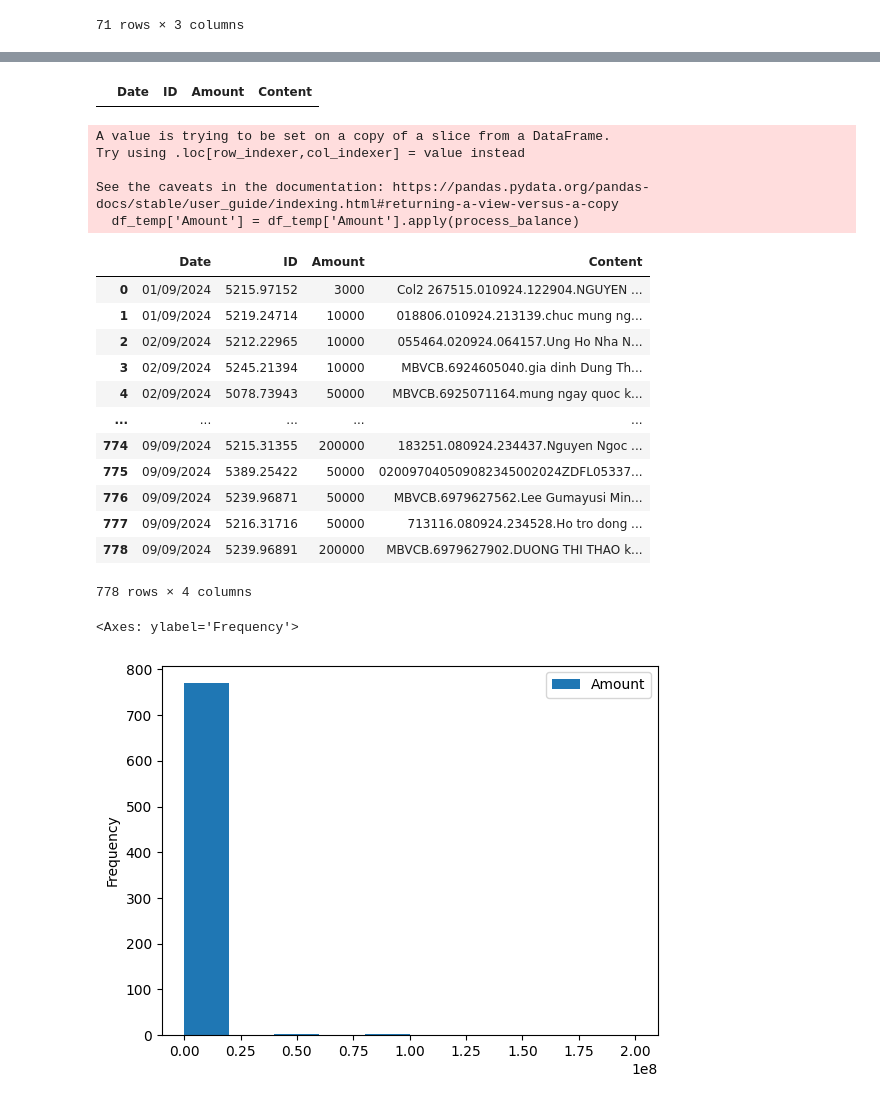
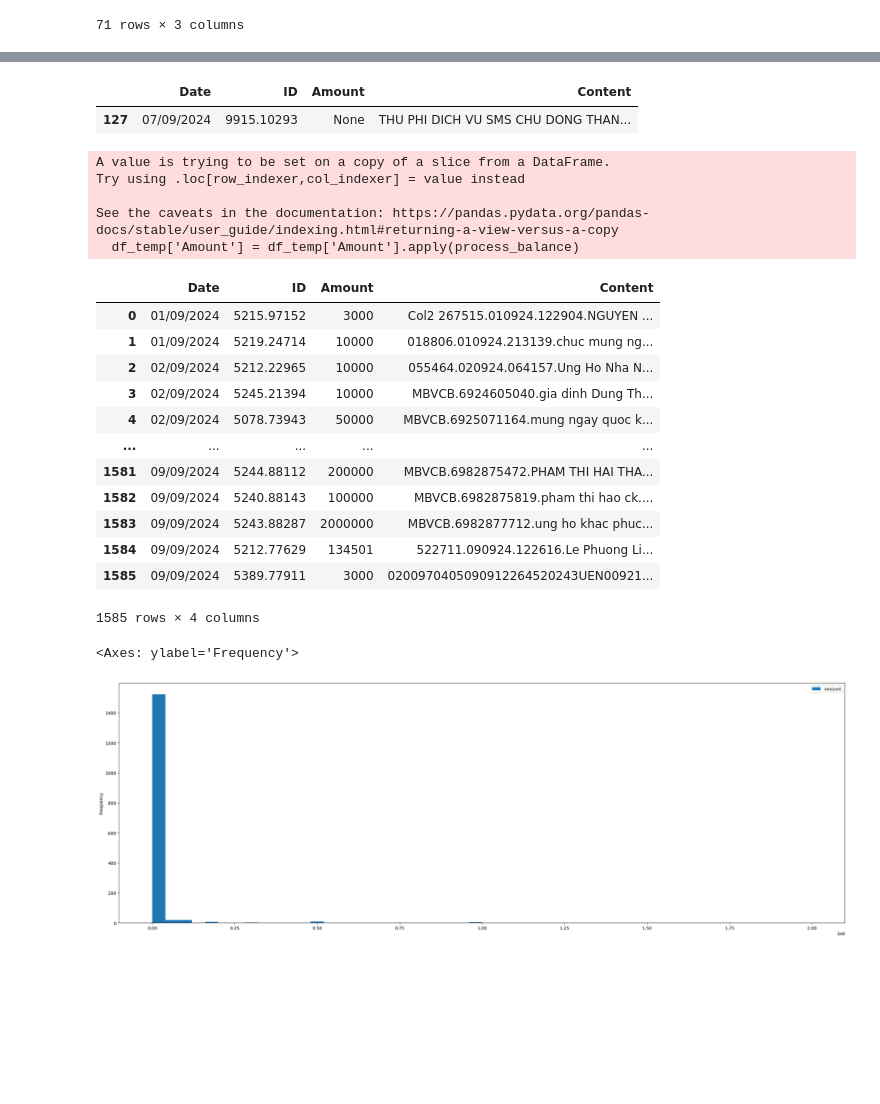
Before and after one commit to trongthanht3/tuthienalyze, a Jupyter notebook: Untitled.ipynb, the cells around one changed output, grey strips where cells are left out. Cells and saved outputs as stored; diff of their text form; code cells hidden in the pictures; blank space fills up the shorter version.

```diff
--- a/Untitled.ipynb
+++ b/Untitled.ipynb
@@ -320,9 +289,10 @@ from tqdm import tqdm
 
 clip_rect = [0, 0, 800, 750]
 
+pages_failed = []
 df_raw = pd.DataFrame(columns=['Date', 'ID', 'Amount', 'Content'])
 
-for page in tqdm(doc[1:50]): # iterate the document pages
+for page in tqdm(doc[1:]): # iterate the document pages
     # text = page.find_tables()  # get plain text encoded as UTF-8
     tabs = page.find_tables(clip=clip_rect, strategy='text', min_words_vertical=4, min_words_horizontal=1)
 
@@ -346,7 +316,8 @@ for page in tqdm(doc[1:50]): # iterate the document pages
             print(f"Table {i} column names: {tab.header.names}, external: {tab.header.external}")
             old_column_names = tab.header.names
             print(old_column_names)
-        show_image(page, f"Table & Header BBoxes")
+        page_failed.append(page)
+        # show_image(page, f"Table & Header BBoxes")
 # %% [output]
      08/09/2024     Col1                               Col2   Col3
 0                500.000      MBVCB.6978231666.NGUYEN THI T     HU
@@ -377,5 +346,7 @@ df_temp = df_raw.dropna(subset='Amount')
 # %%
+df_temp = df_raw
 nan_rows = df_temp[df_temp['Amount'].isna()]
 nan_rows
 # %% [output]
 |  | Date | ID | Amount | Content |
+| 127 | 07/09/2024 | 9915.10293 | None | THU PHI DICH VU SMS CHU DONG THAN... |
@@ -395,14 +368,14 @@ See the caveats in the documentation: https://pandas.pydata.org/pandas-docs/stab
 | 3 | 02/09/2024 | 5245.21394 | 10000 | MBVCB.6924605040.gia dinh Dung Th... |
 | 4 | 02/09/2024 | 5078.73943 | 50000 | MBVCB.6925071164.mung ngay quoc k... |
 | ... | ... | ... | ... | ... |
-| 774 | 09/09/2024 | 5215.31355 | 200000 | 183251.080924.234437.Nguyen Ngoc ... |
-| 775 | 09/09/2024 | 5389.25422 | 50000 | 020097040509082345002024ZDFL05337... |
-| 776 | 09/09/2024 | 5239.96871 | 50000 | MBVCB.6979627562.Lee Gumayusi Min... |
-| 777 | 09/09/2024 | 5216.31716 | 50000 | 713116.080924.234528.Ho tro dong ... |
-| 778 | 09/09/2024 | 5239.96891 | 200000 | MBVCB.6979627902.DUONG THI THAO k... |
+| 1581 | 09/09/2024 | 5244.88112 | 200000 | MBVCB.6982875472.PHAM THI HAI THA... |
+| 1582 | 09/09/2024 | 5240.88143 | 100000 | MBVCB.6982875819.pham thi hao ck.... |
+| 1583 | 09/09/2024 | 5243.88287 | 2000000 | MBVCB.6982877712.ung ho khac phuc... |
+| 1584 | 09/09/2024 | 5212.77629 | 134501 | 522711.090924.122616.Le Phuong Li... |
+| 1585 | 09/09/2024 | 5389.77911 | 3000 | 0200970405090912264520243UEN00921... |
-778 rows × 4 columns
+1585 rows × 4 columns
 # %%
-df_temp.plot.hist(column=["Amount"])
+df_temp.plot.hist(column=["Amount"], bins=50, figsize=[30,10])
 # %% [output]
 <Axes: ylabel='Frequency'>
-[figure, old version]
+[figure, new version]
```
Also changed, not shown: parts of 15 cells of this notebook, 8 other files.
